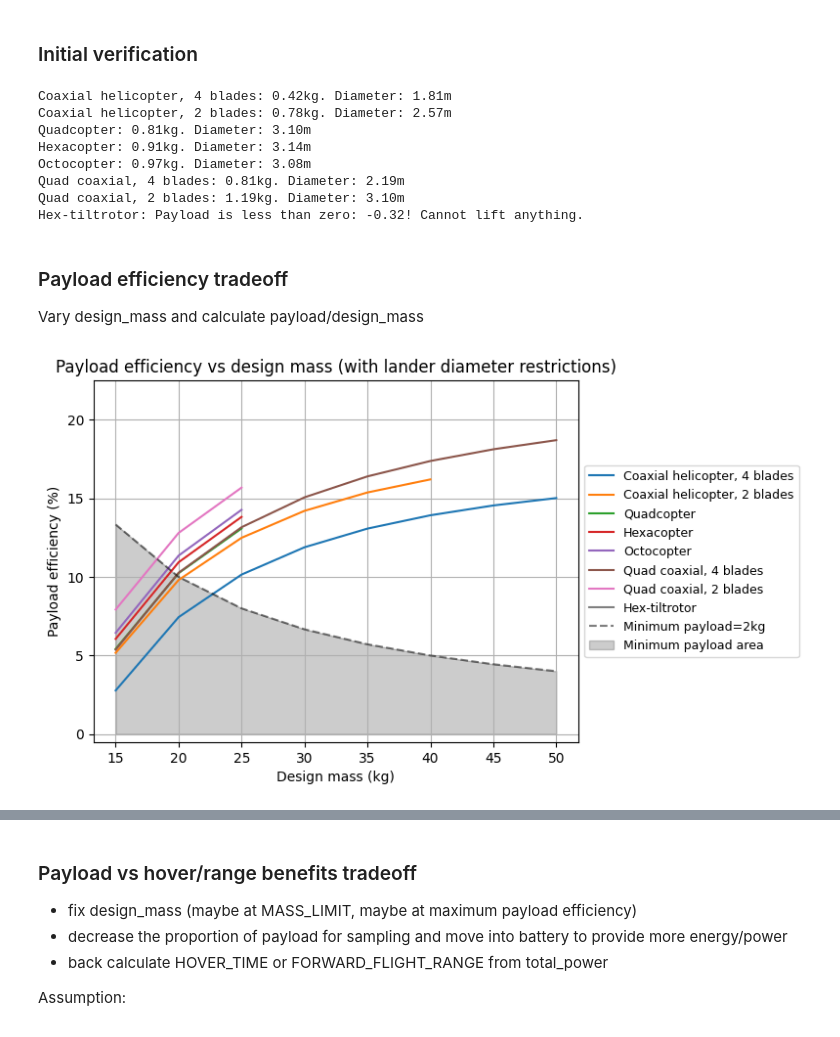
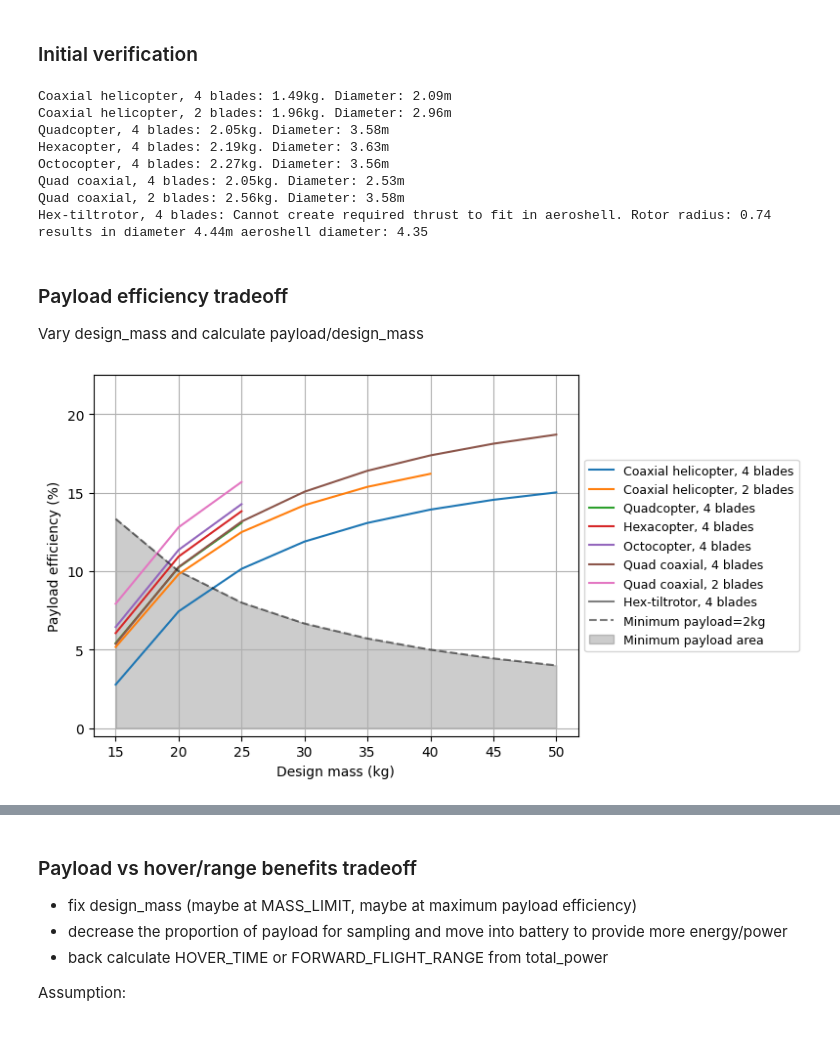
Before and after one commit to bened-wards/multimodal_mars_sampler, a Jupyter notebook: analysis.ipynb, the cells around one changed output, grey strips where cells are left out. Cells and saved outputs as stored; diff of their text form; code cells hidden in the pictures.

Commit message:
final plot modifications for report

```diff
--- a/analysis.ipynb
+++ b/analysis.ipynb
@@ -27,10 +27,10 @@ coaxial2 = CoaxialRotorcraft("Coaxial helicopter, 2 blades", 2, 2, mission_scena
 quad_coaxial4 = CoaxialRotorcraft("Quad coaxial, 4 blades", 8, 4, mission_scenario, design_constraints, design_assumptions)
 quad_coaxial2 = CoaxialRotorcraft("Quad coaxial, 2 blades", 8, 2, mission_scenario, design_constraints, design_assumptions)
 
-quad = ConventionalRotorcraft("Quadcopter", 4, 4, mission_scenario, design_constraints, design_assumptions)
-hex = ConventionalRotorcraft("Hexacopter", 6, 4, mission_scenario, design_constraints, design_assumptions)
-octo = ConventionalRotorcraft("Octocopter", 8, 4, mission_scenario, design_constraints, design_assumptions)
-tiltrotor = TiltRotorcraft("Hex-tiltrotor", 6, 4, 4, mission_scenario, design_constraints, design_assumptions)
+quad = ConventionalRotorcraft("Quadcopter, 4 blades", 4, 4, mission_scenario, design_constraints, design_assumptions)
+hex = ConventionalRotorcraft("Hexacopter, 4 blades", 6, 4, mission_scenario, design_constraints, design_assumptions)
+octo = ConventionalRotorcraft("Octocopter, 4 blades", 8, 4, mission_scenario, design_constraints, design_assumptions)
+tiltrotor = TiltRotorcraft("Hex-tiltrotor, 4 blades", 6, 4, 4, mission_scenario, design_constraints, design_assumptions)
 aircrafts = [coaxial4, coaxial2, quad, hex, octo, quad_coaxial4, quad_coaxial2, tiltrotor]
 
 # aircrafts_blades = [coaxial4, coaxial2, quad_coaxial4, quad_coaxial2]
@@ -55,7 +55,8 @@ def write_to_csv():
 # %% [markdown]
 ### Initial verification
 # %%
-design_mass = 15
+
+design_mass = 20
 for aircraft in aircrafts:
     try:
         payload = aircraft.calc_and_verify_initial_design(design_mass)
@@ -64,14 +65,14 @@ for aircraft in aircrafts:
         print(f"{aircraft.name}: {e}")
         continue
 # %% [output]
-Coaxial helicopter, 4 blades: 0.42kg. Diameter: 1.81m
-Coaxial helicopter, 2 blades: 0.78kg. Diameter: 2.57m
-Quadcopter: 0.81kg. Diameter: 3.10m
-Hexacopter: 0.91kg. Diameter: 3.14m
-Octocopter: 0.97kg. Diameter: 3.08m
-Quad coaxial, 4 blades: 0.81kg. Diameter: 2.19m
-Quad coaxial, 2 blades: 1.19kg. Diameter: 3.10m
-Hex-tiltrotor: Payload is less than zero: -0.32! Cannot lift anything.
+Coaxial helicopter, 4 blades: 1.49kg. Diameter: 2.09m
+Coaxial helicopter, 2 blades: 1.96kg. Diameter: 2.96m
+Quadcopter, 4 blades: 2.05kg. Diameter: 3.58m
+Hexacopter, 4 blades: 2.19kg. Diameter: 3.63m
+Octocopter, 4 blades: 2.27kg. Diameter: 3.56m
+Quad coaxial, 4 blades: 2.05kg. Diameter: 2.53m
+Quad coaxial, 2 blades: 2.56kg. Diameter: 3.58m
+Hex-tiltrotor, 4 blades: Cannot create required thrust to fit in aeroshell. Rotor radius: 0.74 results in diameter 4.44m aeroshell diameter: 4.35
 # %% [markdown]
 ### Payload efficiency tradeoff
 
@@ -79,21 +80,22 @@ Vary design_mass and calculate payload/design_mass
 # %%
 plt.figure()
 for aircraft in aircrafts:
     design_masses, payload_efficiences = aircraft.payload_efficiency_analysis()
     plt.plot(design_masses, np.array(payload_efficiences)*100, label=aircraft.name)
 design_masses = [15, 20, 25, 30, 35, 40, 45, 50]
 payload_line = [100*2/design_mass for design_mass in design_masses]
 plt.plot(design_masses, payload_line, linestyle='--', color='black', alpha=0.5, label="Minimum payload=2kg")
 plt.fill_between(design_masses, payload_line, color='black', alpha=0.2, label="Minimum payload area")
-plt.title(f"Payload efficiency vs design mass (with lander diameter restrictions)")
+# plt.title(f"Payload efficiency vs design mass (with lander diameter restrictions)")
 plt.xlabel("Design mass (kg)")
 plt.ylabel("Payload efficiency (%)")
 plt.grid(True)
 plt.legend(loc="center left", fontsize=9, bbox_to_anchor=[1,0.5])
 plt.ylim([-0.5, 22.5])
+plt.savefig("plots/withlander.png")
 plt.show()
 # %% [output]
-[figure, old version]
+[figure, new version]
 # %%
 design_constraints.MAX_DIAMETER = 1000
 plt.figure()
```
Also changed, not shown: parts of 5 cells of this notebook, 1 other file.
